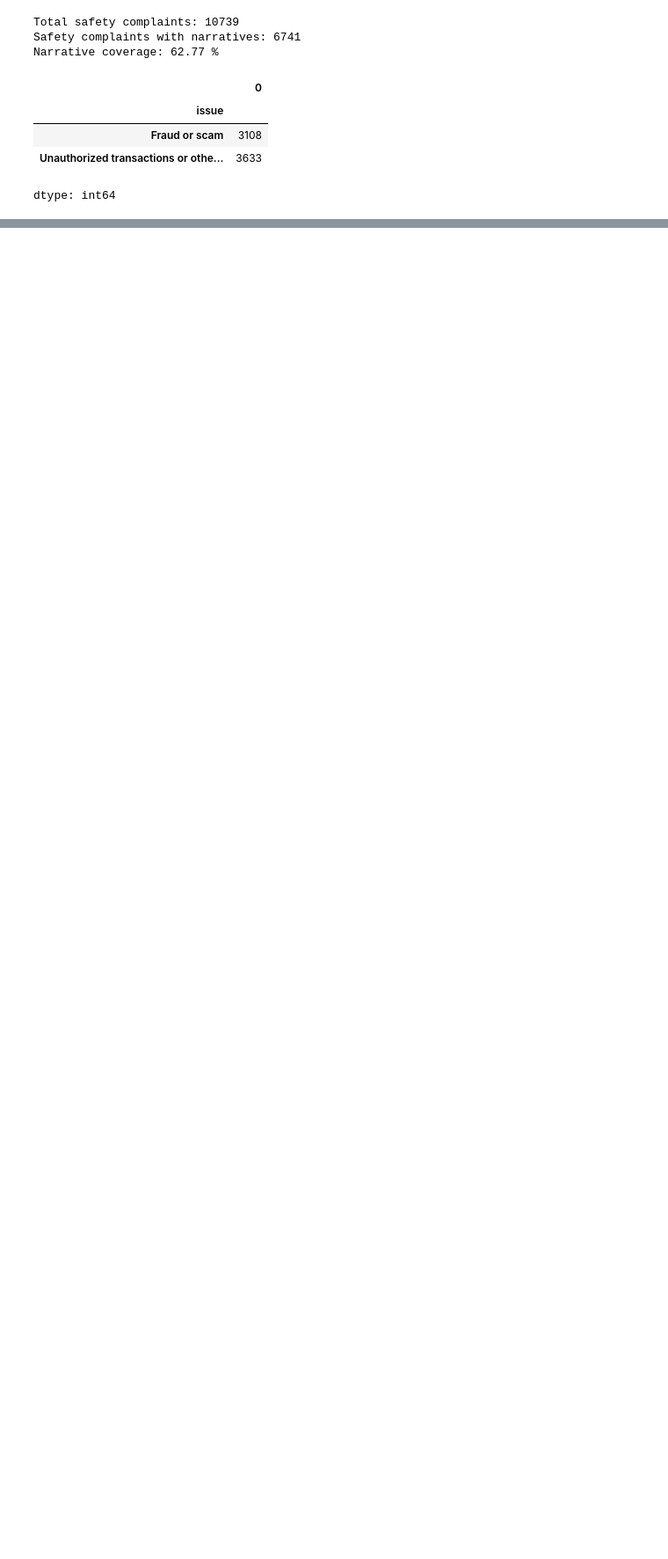
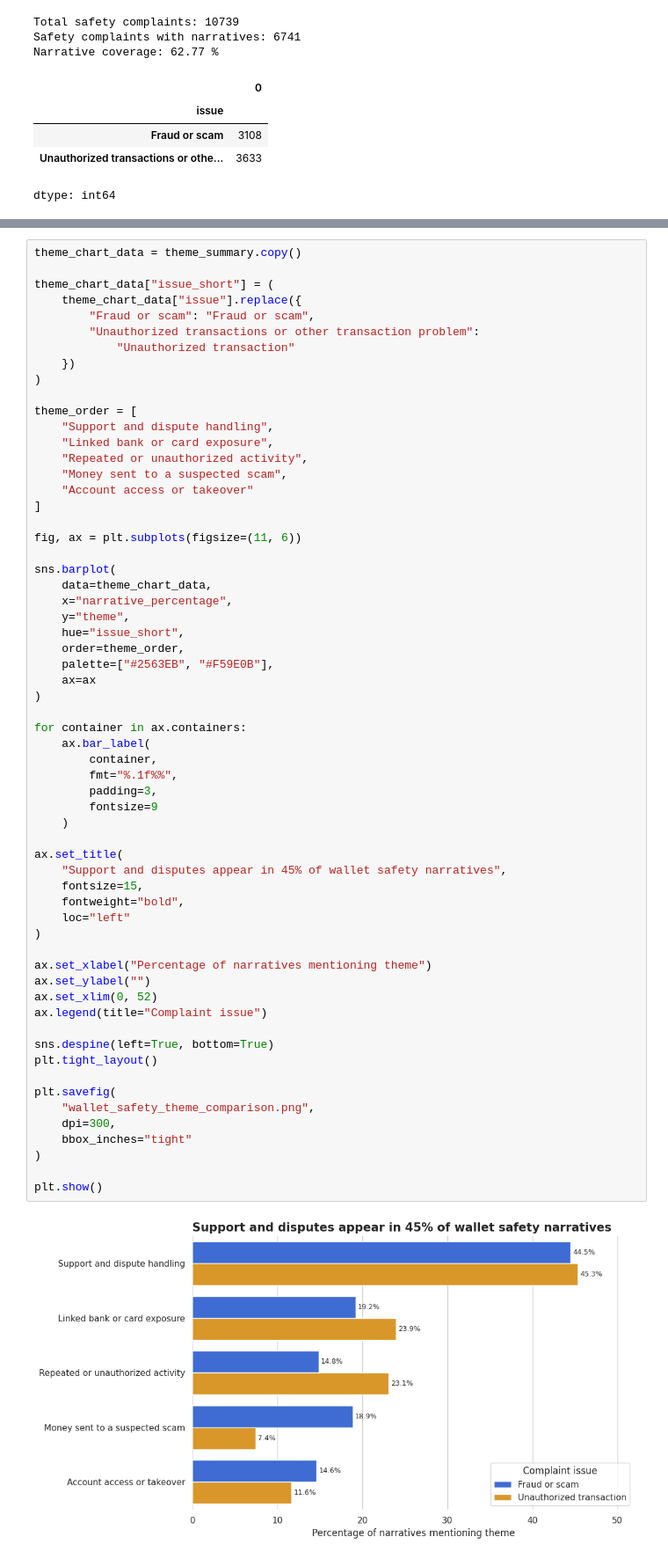
Before and after one commit to johnxavier10k/fintech-complaints-product-analysis, a Jupyter notebook: notebooks/01_data_validation.ipynb, the cells around one changed output, grey strips where cells are left out. Shown at 88% size. Drawn from its saved outputs; the diff is of its cells as text; blank space fills up the shorter version.

Commit message:
Add narrative theme analysis and product problem

```diff
--- a/notebooks/01_data_validation.ipynb
+++ b/notebooks/01_data_validation.ipynb
@@ -463,0 +654,63 @@ dtype: int64
+# %%
+theme_chart_data = theme_summary.copy()
+
+theme_chart_data["issue_short"] = (
+    theme_chart_data["issue"].replace({
+        "Fraud or scam": "Fraud or scam",
+        "Unauthorized transactions or other transaction problem":
+            "Unauthorized transaction"
+    })
+)
+
+theme_order = [
+    "Support and dispute handling",
+    "Linked bank or card exposure",
+    "Repeated or unauthorized activity",
+    "Money sent to a suspected scam",
+    "Account access or takeover"
+]
+
+fig, ax = plt.subplots(figsize=(11, 6))
+
+sns.barplot(
+    data=theme_chart_data,
+    x="narrative_percentage",
+    y="theme",
+    hue="issue_short",
+    order=theme_order,
+    palette=["#2563EB", "#F59E0B"],
+    ax=ax
+)
+
+for container in ax.containers:
+    ax.bar_label(
+        container,
+        fmt="%.1f%%",
+        padding=3,
+        fontsize=9
+    )
+
+ax.set_title(
+    "Support and disputes appear in 45% of wallet safety narratives",
+    fontsize=15,
+    fontweight="bold",
+    loc="left"
+)
+
+ax.set_xlabel("Percentage of narratives mentioning theme")
+ax.set_ylabel("")
+ax.set_xlim(0, 52)
+ax.legend(title="Complaint issue")
+
+sns.despine(left=True, bottom=True)
+plt.tight_layout()
+
+plt.savefig(
+    "wallet_safety_theme_comparison.png",
+    dpi=300,
+    bbox_inches="tight"
+)
+
+plt.show()
+# %% [output]
+[figure, added]
```
Also changed, not shown: parts of 8 cells of this notebook.
